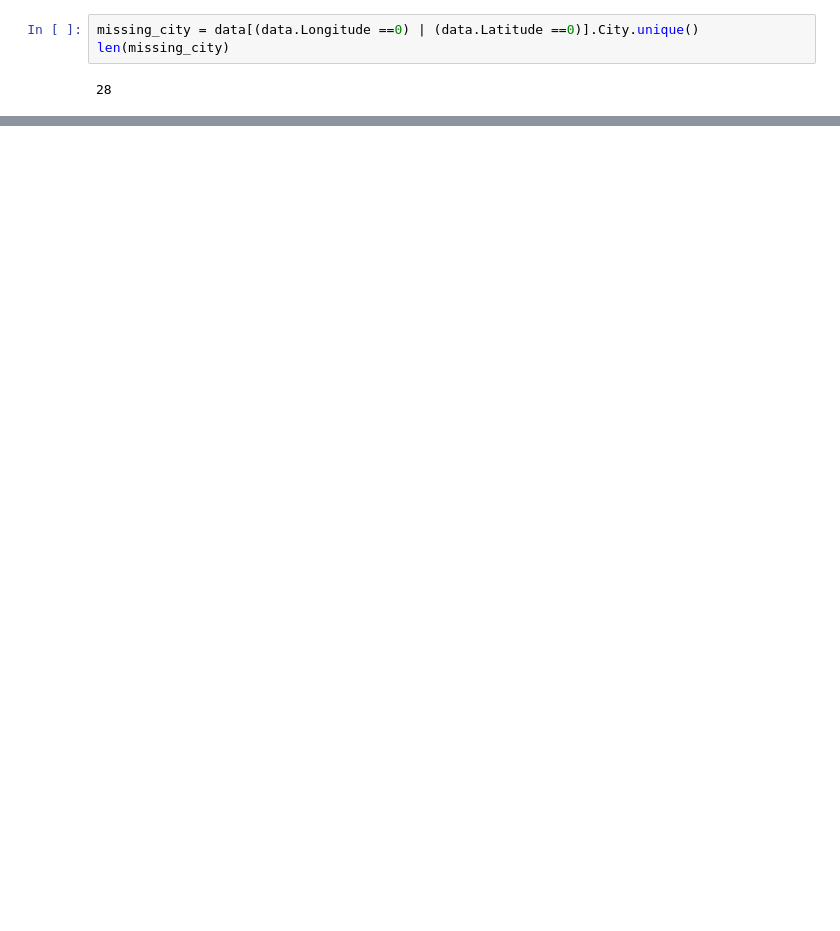
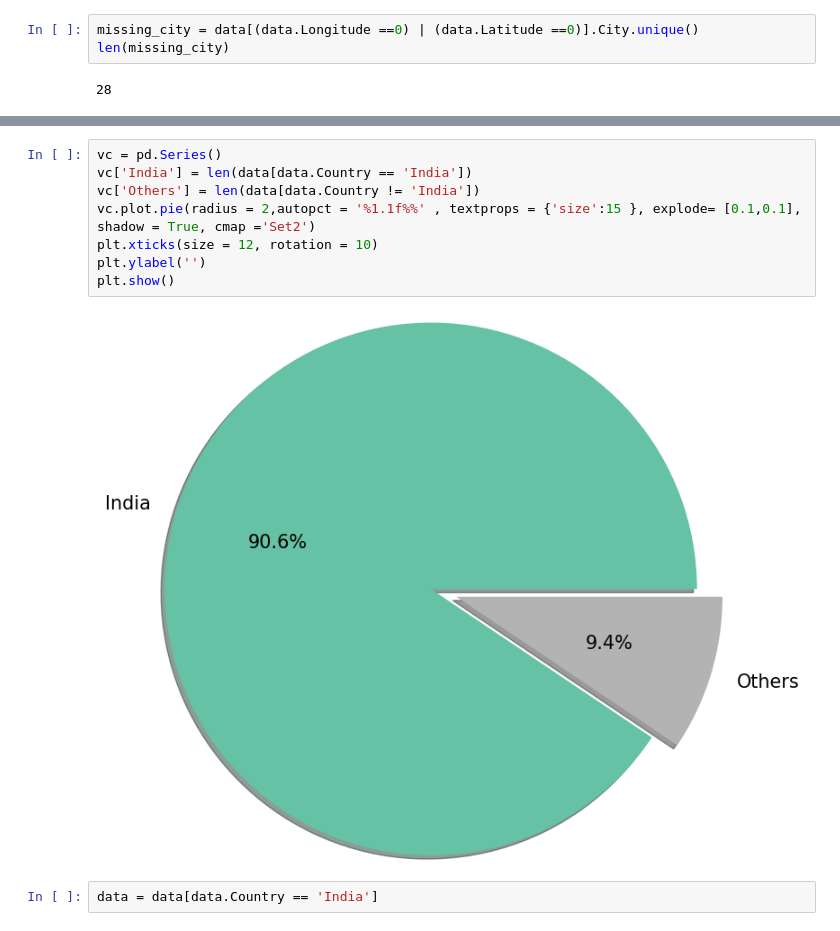
Before and after one commit to ParvezShahShaik/restaurant_recommendation, a Jupyter notebook: Restaurant_Recommendation_Project.ipynb, the cells around one changed output, grey strips where cells are left out. Saved outputs shown, nothing was run; the diff lists cells and outputs as text; blank space fills up the shorter version.

```diff
--- a/Restaurant_Recommendation_Project.ipynb
+++ b/Restaurant_Recommendation_Project.ipynb
@@ -76,0 +129,12 @@ len(missing_city)
+# %%
+vc = pd.Series()
+vc['India'] = len(data[data.Country == 'India'])
+vc['Others'] = len(data[data.Country != 'India'])
+vc.plot.pie(radius = 2,autopct = '%1.1f%%' , textprops = {'size':15 }, explode= [0.1,0.1], shadow = True, cmap ='Set2')
+plt.xticks(size = 12, rotation = 10)
+plt.ylabel('')
+plt.show()
+# %% [output]
+[figure, added]
+# %%
+data = data[data.Country == 'India']
```
Also changed, not shown: parts of 40 cells of this notebook, 4 other files.
